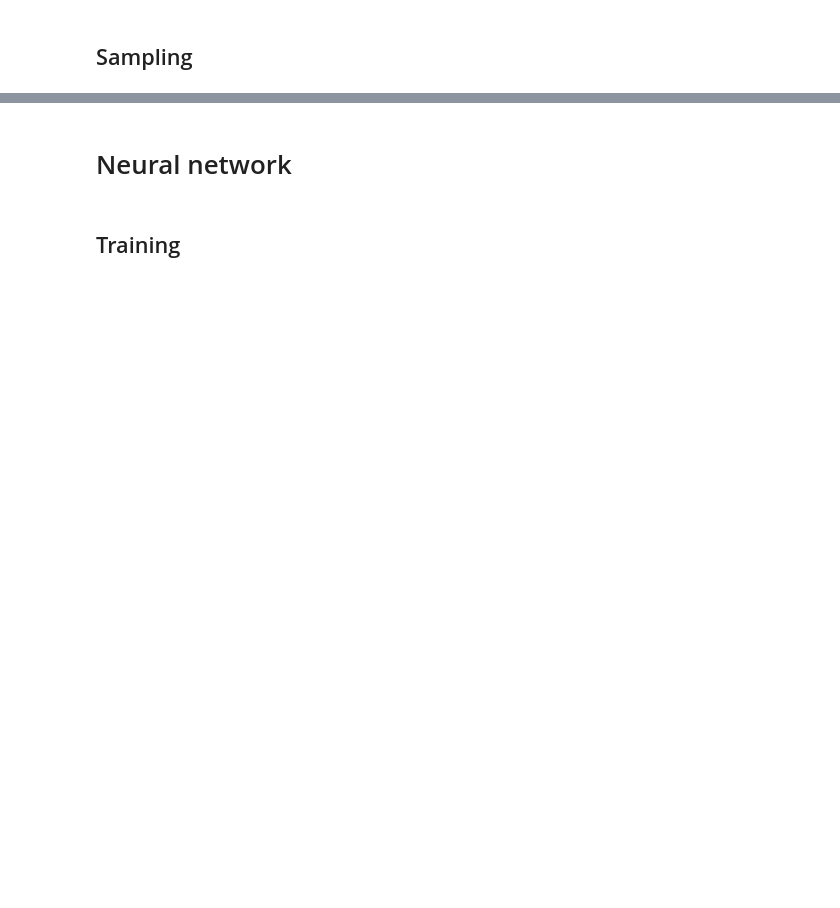
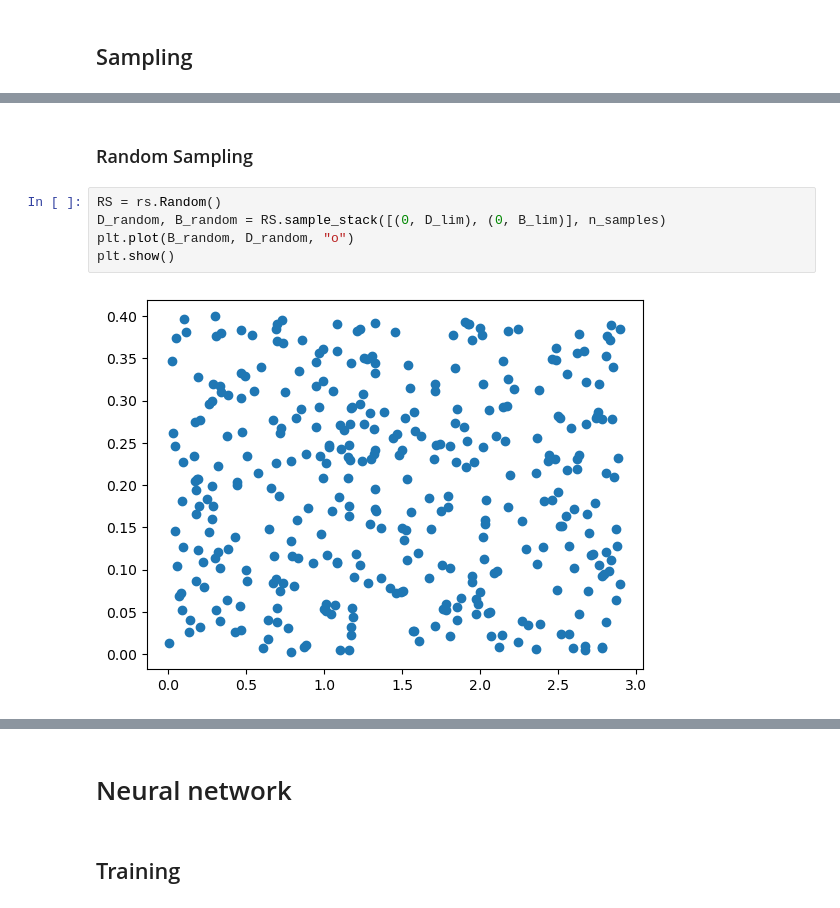
Before and after one commit to darkraisisi/sampling_hillslope_surrogate, a Jupyter notebook: experiments.ipynb, the cells around one changed output, grey strips where cells are left out. Drawn from its saved outputs; the diff is of its cells as text; blank space fills up the shorter version.

Commit message:
Experiments & sampling

```diff
--- a/experiments.ipynb
+++ b/experiments.ipynb
@@ -338,0 +286,9 @@ B_grid.shape, D_grid.shape, n_samples, dB_dt.shape, dD_dt.shape
+# %% [markdown]
+### Random Sampling
+# %%
+RS = rs.Random()
+D_random, B_random = RS.sample_stack([(0, D_lim), (0, B_lim)], n_samples)
+plt.plot(B_random, D_random, "o")
+plt.show()
+# %% [output]
+[figure, added]
```
Also changed, not shown: parts of 78 cells of this notebook, 7 other files.
